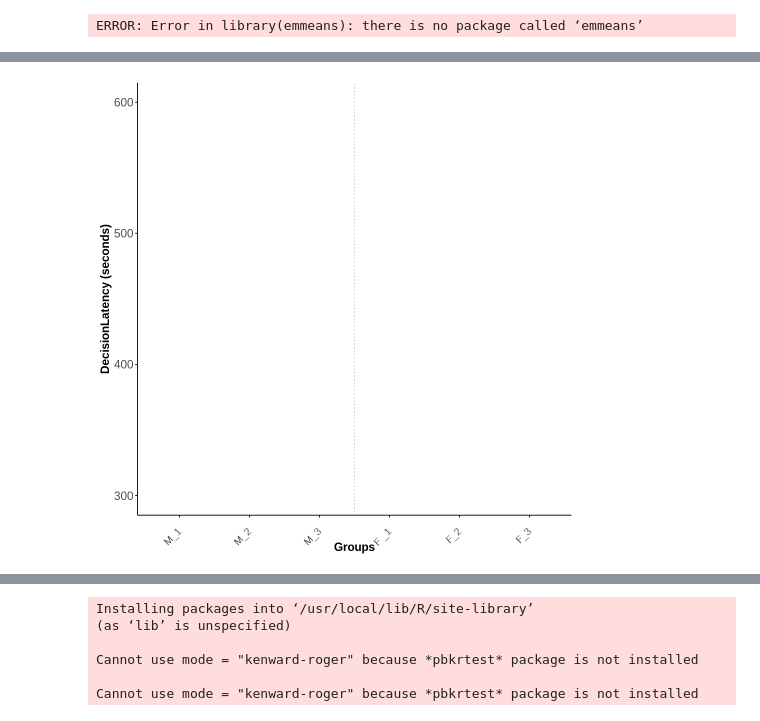
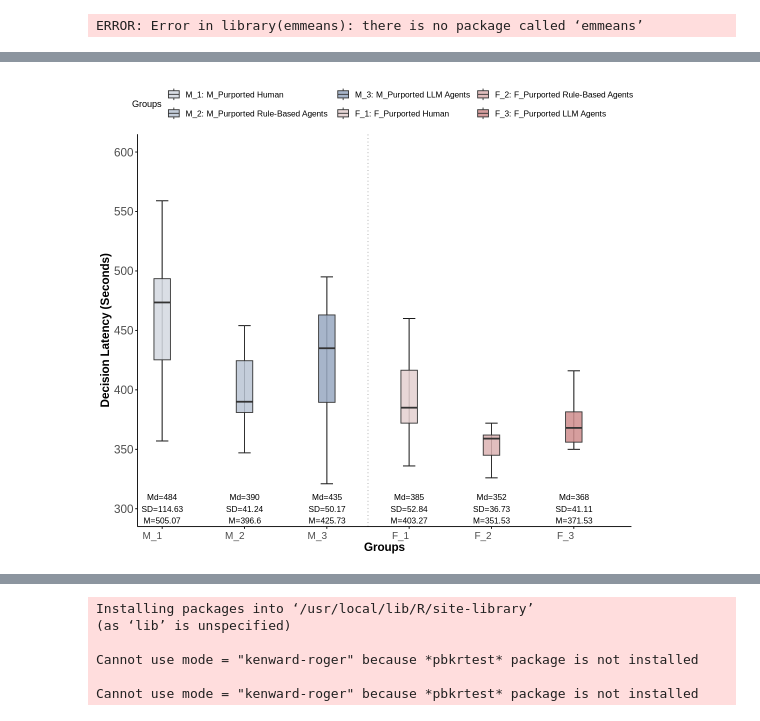
Before and after one commit to jgxuann/Prisoners-Dilemma-Data-Analysis, a Jupyter notebook: ijhcs_figure_r.ipynb, the cells around one changed output, grey strips where cells are left out. Drawn from its saved outputs; the diff is of its cells as text; code cells hidden in the pictures.

```diff
--- a/ijhcs_figure_r.ipynb
+++ b/ijhcs_figure_r.ipynb
@@ -500,92 +515,90 @@ if (!all(levels(df_filtered$Group) %in% names(custom_colors))) {
   stop("Custom colors do not match the levels of Group.")
 }
 
-# 在原始代码中找到geom_boxplot部分，修改为：
-p <- ggplot(df_filtered, aes(x = Group, y = Cooperate, fill = Group)) +
+# 创建绘图对象
+p <- ggplot(df_filtered, aes(x = Group, y = Time, fill = Group)) +
+  # 添加误差条
   stat_boxplot(
     geom = "errorbar",
     width = 0.15,
     size = 0.5,
     color = "black"
   ) +
+  # 添加箱线图
   geom_boxplot(
     width = 0.2,
-    alpha = 1,
+    alpha = 0.85,
     outlier.shape = NA
-  ) +
-  # 添加以下scale_x_discrete替换原来的
-  scale_x_discrete(
-    labels = c("M_1", "M_2", "M_3", "F_1", "F_2", "F_3"),
-    expand = expansion(add = c(0.5, 1.5))  # 左边扩展0.5单位，右边扩展1.5单位
   ) +
   # 添加分组间隔线
   geom_vline(xintercept = 3.5, linetype = "dotted", color = "gray60", alpha = 0.9) +
-  # 其他原有设置保持不变...
-
-  # 自定义颜色
+  # 自定义颜色和标签
   scale_fill_manual(
     values = custom_colors,
     labels = c(
       "M_1: M_Purported Human",
       "M_2: M_Purported Rule-Based Agents",
       "M_3: M_Purported LLM Agents",
-      "F_1: F _Purported Human",
+      "F_1: F_Purported Human",
       "F_2: F_Purported Rule-Based Agents",
       "F_3: F_Purported LLM Agents"
     )
   ) +
-  # 自定义横坐标标签为 A, B, C, D, E, F
-  scale_x_discrete(labels = c("M_1", "M_2", "M_3", "F _1", "F_2", "F_3")) +
-  # 设置纵轴范围为 [0, 100]，去掉百分号
-  scale_y_continuous(limits = c(300, 600), labels = scales::number_format(scale = 1)) +
+  # 自定义x轴标签和间距
+  scale_x_discrete(
+    labels = c("M_1", "M_2", "M_3", "F_1", "F_2", "F_3"),
+    expand = expansion(add = c(0.3, 0.7))  # 调整左右间距
+  ) +
+  # 设置y轴范围
+  scale_y_continuous(
+    limits = c(300, 600),
+    breaks = seq(300, 600, by = 50)
+  ) +
   # 标题和坐标轴标签
   labs(
-   # title = "Decision Latency by Gender and AI Declared Identity",
     x = "Groups",
-    y = "DecisionLatency (seconds)",
+    y = "Decision Latency (Seconds)",
     fill = "Groups"
   ) +
-
   # 修改主题
   theme_minimal() +
   theme(
-    #text = element_text(family = "Arial"),
     plot.title = element_text(hjust = 0.2, size = 18, face = "bold"),
     axis.title.x = element_text(size = 14, face = "bold"),
     axis.title.y = element_text(size = 14, face = "bold"),
     axis.text.x = element_text(
       size = 12,
-      angle = 45,       # 向左倾斜45度
-      hjust = 1,        # 右对齐（使标签底部靠近刻度线）
-      vjust = 0.5       # 垂直居中
-  ),
+      angle = 0,
+      hjust = 1,
+      vjust = 0.5
+    ),
     axis.text.y = element_text(size = 14),
-    panel.grid = element_blank(),  # 去掉网格线
-    legend.position = "top",  # 图例放在顶部
-    legend.text = element_text(size = 10),  # 增大图例文本字体
-    # 添加横轴和纵轴线
-    axis.line = element_line(color = "black"),  # 绘制轴线
-    axis.ticks = element_line(color = "black")  # 添加刻度线
+    panel.grid = element_blank(),
+    legend.position = "top",
+    legend.text = element_text(size = 10),
+    axis.line = element_line(color = "black"),
+    axis.ticks = element_line(color = "black")
   )
 
-# 添加每组的统计量到图中，并移到箱线图下方
+# 添加统计量标签
 p <- p + geom_text(
   data = stats,
   aes(
     x = Group,
-    y = 2,  # 将文字放在图中下方
+    y = 300,  # 调整标签位置
     label = paste0(
-      "Md=", round(Md, 2), "%\n",
-      "SD=", round(SD, 2), "%\n",
-      "AVG=", round(AVG, 2), "%"
-    )  # 格式化显示数据，手动添加百分号
+      "Md=", round(Md, 2), "\n",
+      "SD=", round(SD, 2), "\n",
+      "M=", round(AVG, 2)
+    )
   ),
-  inherit.aes = FALSE,  # 不继承其他美学映射
+  inherit.aes = FALSE,
   color = "black",
-  size = 4,
-  hjust = 0.5,
+  size = 3.5,
+  hjust = 0.5
 )
 
-options(repr.plot.width = 8, repr.plot.height = 8)  # 设置显示比例
-print(p)  # 此时显示的图形会按比例调整
+# 设置输出比例
+options(repr.plot.width = 9, repr.plot.height = 8)
+print(p)
 # %% [output]
@@ -606,4 +611,4 @@ Warning message:
-[figure, old version]
+[figure, new version]
 # %%
 # 确保过滤条件正确
 df_filtered <- data %>%
```
Also changed, not shown: parts of 7 cells of this notebook.
